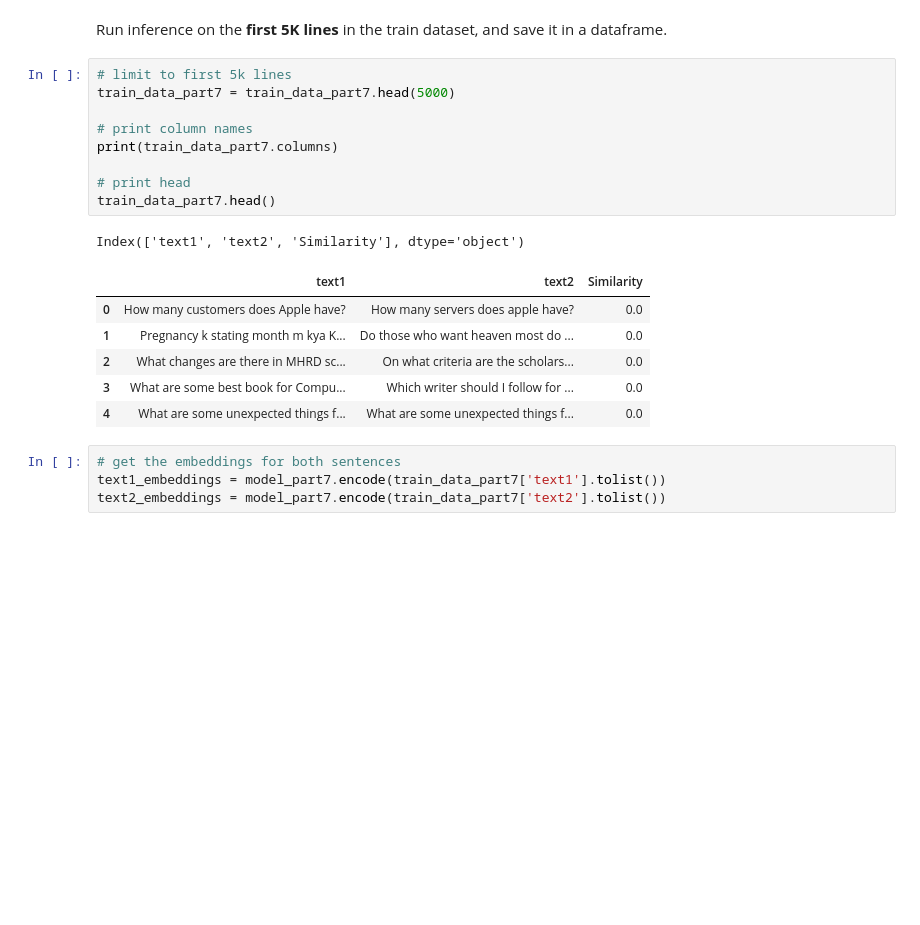
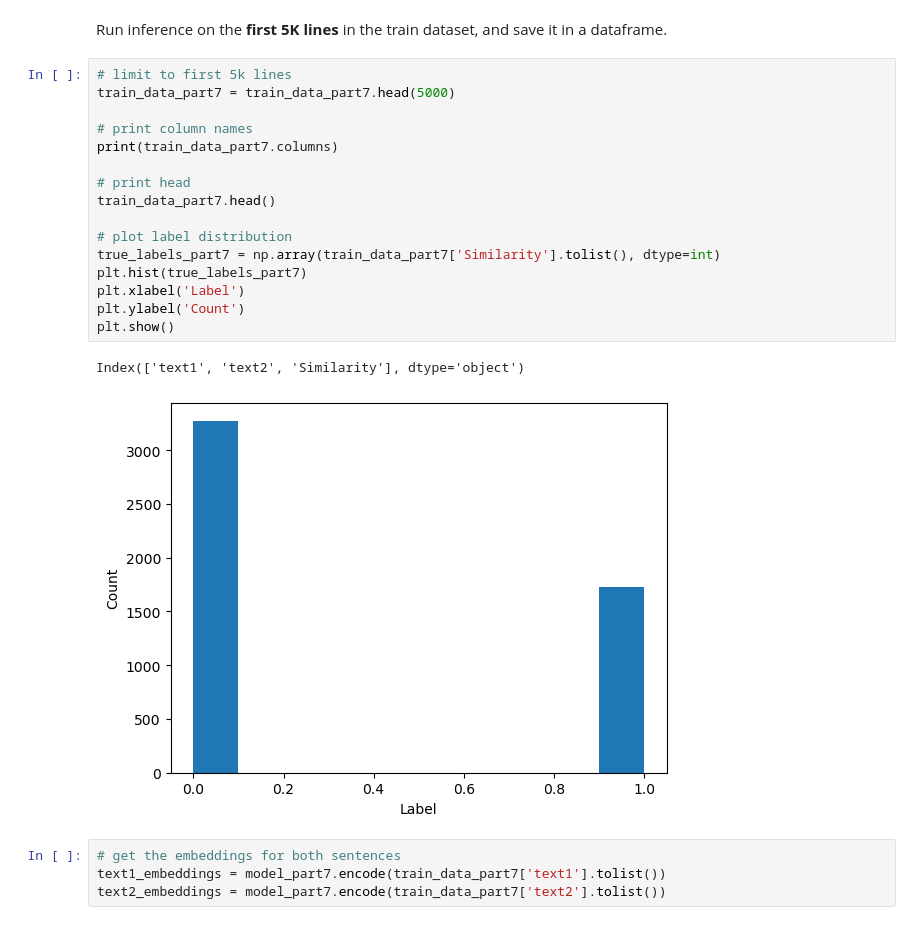
Before and after one commit to Lior-Baruch/NLP, a Jupyter notebook: HW4/Assignment_4_RC.ipynb, the cells around one changed output. Saved outputs shown, nothing was run; the diff lists cells and outputs as text; blank space fills up the shorter version.

```diff
--- a/HW4/Assignment_4_RC.ipynb
+++ b/HW4/Assignment_4_RC.ipynb
@@ -1168,20 +1168,22 @@ Run inference on the **first 5K lines** in the train dataset, and save it in a d
 # %%
 # limit to first 5k lines
 train_data_part7 = train_data_part7.head(5000)
 
 # print column names
 print(train_data_part7.columns)
 
 # print head
 train_data_part7.head()
+
+# plot label distribution
+true_labels_part7 = np.array(train_data_part7['Similarity'].tolist(), dtype=int)
+plt.hist(true_labels_part7)
+plt.xlabel('Label')
+plt.ylabel('Count')
+plt.show()
 # %% [output]
 Index(['text1', 'text2', 'Similarity'], dtype='object')
-|  | text1 | text2 | Similarity |
-| 0 | How many customers does Apple have? | How many servers does apple have? | 0.0 |
-| 1 | Pregnancy k stating month m kya K... | Do those who want heaven most do ... | 0.0 |
-| 2 | What changes are there in MHRD sc... | On what criteria are the scholars... | 0.0 |
-| 3 | What are some best book for Compu... | Which writer should I follow for ... | 0.0 |
-| 4 | What are some unexpected things f... | What are some unexpected things f... | 0.0 |
+[figure, added]
 # %%
 # get the embeddings for both sentences
 text1_embeddings = model_part7.encode(train_data_part7['text1'].tolist())
```
Also changed, not shown: parts of 1 cell of this notebook.
